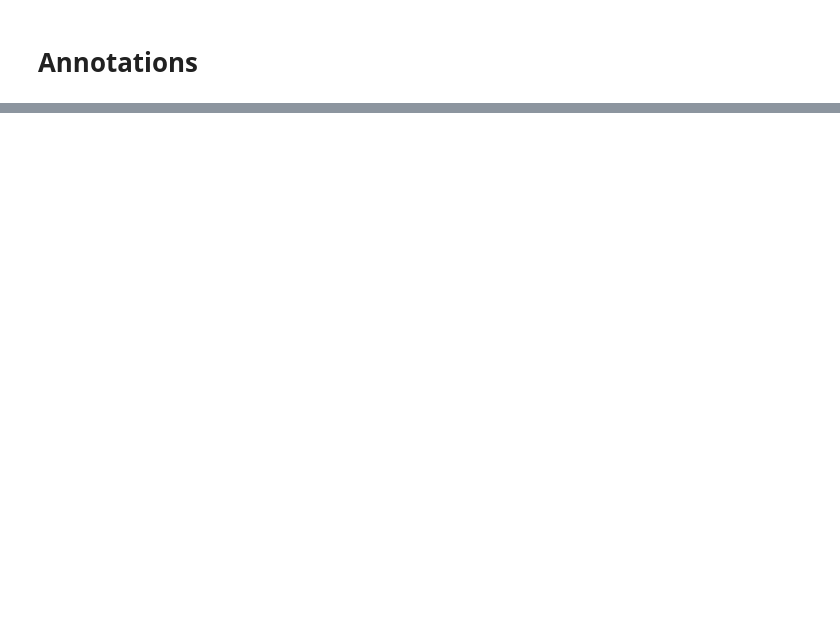
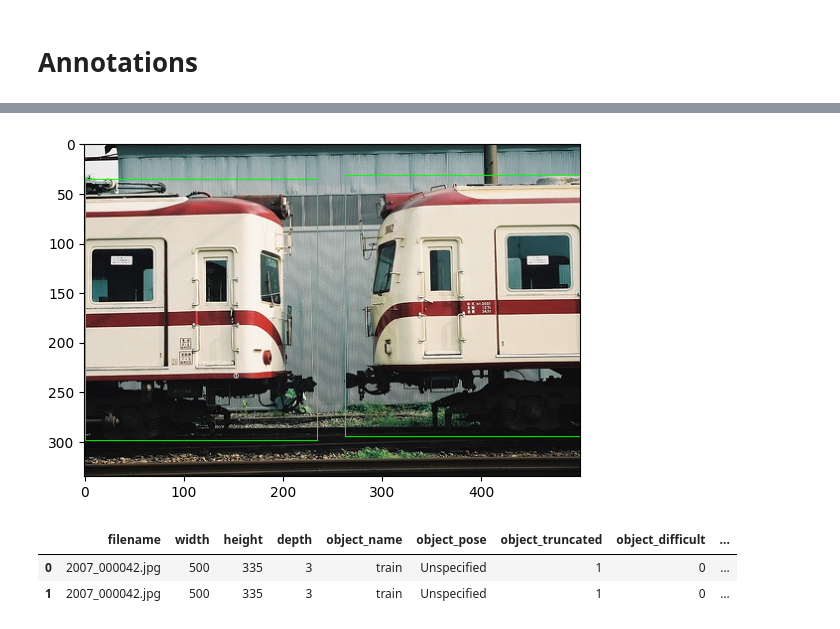
Before and after one commit to ikaankeskin/MLXdatasets, a Jupyter notebook: ObjectDetection/PASCAL/PascalViewer.ipynb, the cells around one changed output, grey strips where cells are left out. Drawn from its saved outputs; the diff is of its cells as text; code cells hidden in the pictures; blank space fills up the shorter version.

```diff
--- a/ObjectDetection/PASCAL/PascalViewer.ipynb
+++ b/ObjectDetection/PASCAL/PascalViewer.ipynb
@@ -226,0 +76,52 @@ display(df)
+# %%
+xml_path='VOC2012/Annotations/'+file+'.xml'
+
+with open(xml_path, 'r') as file:
+    xml_data = file.read()
+# %%
+import cv2
+import matplotlib.pyplot as plt
+import xml.etree.ElementTree as ET
+
+tree = ET.parse(xml_path)
+root = tree.getroot()
+
+# Extract general image information
+filename = root.find("filename").text
+width, height, depth = map(int, (root.find(f"size/{tag}").text for tag in ['width', 'height', 'depth']))
+
+# Define a function to extract object details
+def extract_object_details(obj_elem):
+    bbox = {f"object_{tag}": int(obj_elem.find(f"bndbox/{tag}").text) for tag in ['xmin', 'ymin', 'xmax', 'ymax']}
+    return {
+        **{'filename': filename, 'width': width, 'height': height, 'depth': depth},
+        'object_name': obj_elem.find("name").text,
+        'object_pose': obj_elem.find("pose").text,
+        'object_truncated': int(obj_elem.find("truncated").text),
+        'object_difficult': int(obj_elem.find("difficult").text),
+        **bbox
+    }
+
+data_dict = {key: [] for key in ['filename', 'width', 'height', 'depth', 'object_name', 'object_pose', 'object_truncated', 'object_difficult', 'object_xmin', 'object_ymin', 'object_xmax', 'object_ymax']}
+
+color_mapping = {'train': (0, 255, 0), 'person': (0, 0, 255)}
+
+for obj_elem in root.findall("object"):
+    obj_details = extract_object_details(obj_elem)
+    for key, value in obj_details.items():
+        data_dict[key].append(value)
+
+    obj_name = obj_details['object_name']
+    if obj_name in color_mapping:
+        cv2.rectangle(image, (obj_details['object_xmin'], obj_details['object_ymin']), (obj_details['object_xmax'], obj_details['object_ymax']), color_mapping[obj_name], 1)
+
+plt.imshow(image)
+plt.show()
+
+df = pd.DataFrame(data_dict)
+display(df)
+# %% [output]
+[figure, added]
+|  | filename | width | height | depth | object_name | object_pose | object_truncated | object_difficult | ... |
+| 0 | 2007_000042.jpg | 500 | 335 | 3 | train | Unspecified | 1 | 0 | ... |
+| 1 | 2007_000042.jpg | 500 | 335 | 3 | train | Unspecified | 1 | 0 | ... |
```
Also changed, not shown: parts of 13 cells of this notebook.
